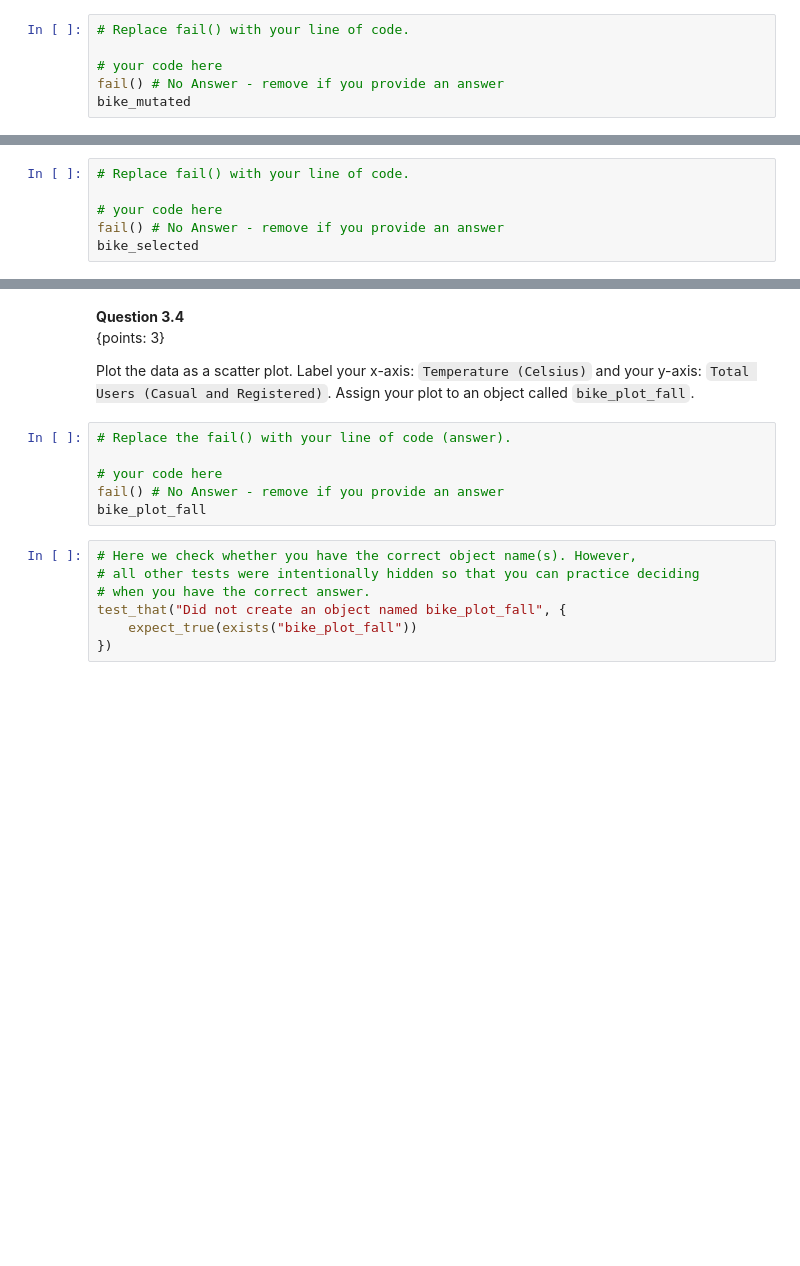
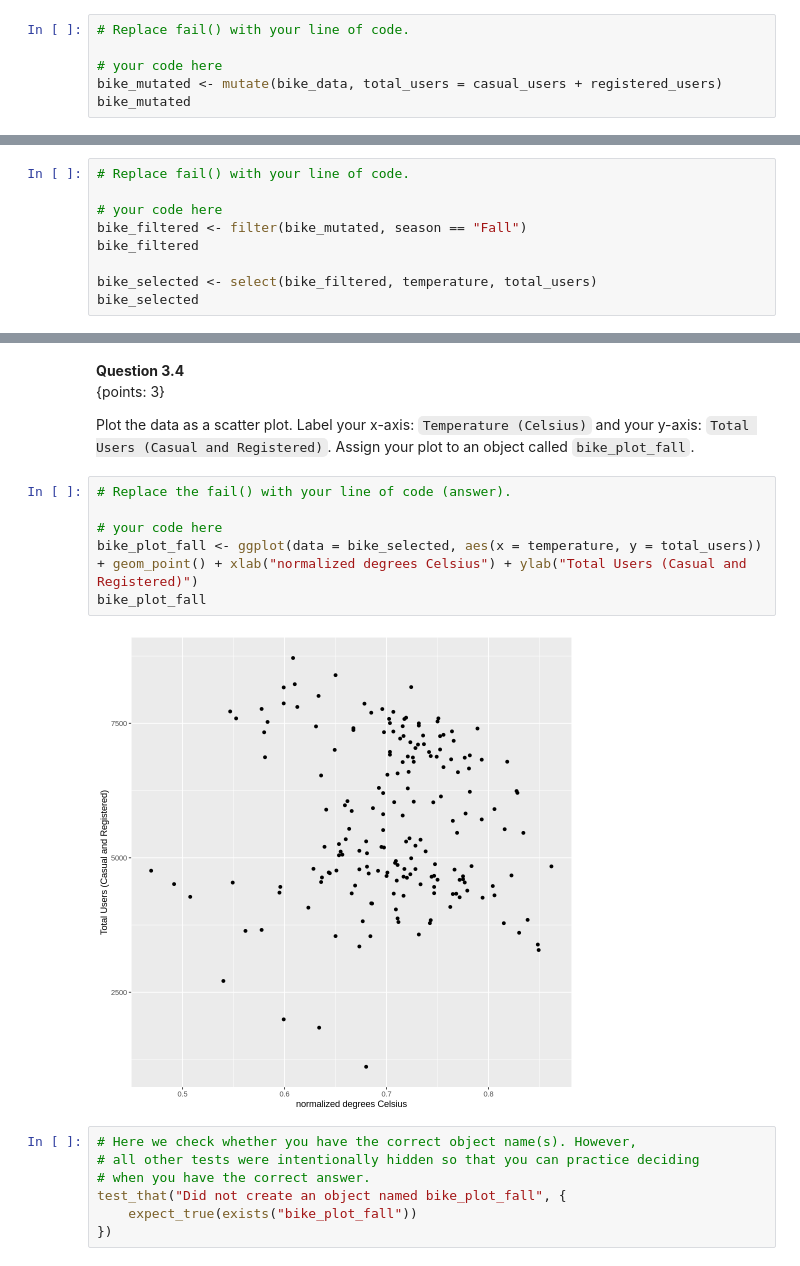
Before and after one commit to kx-chen/dsci, a Jupyter notebook: materials/tutorial_01/tutorial_01.ipynb, the cells around one changed output, grey strips where cells are left out. Saved outputs shown, nothing was run; the diff lists cells and outputs as text; blank space fills up the shorter version.

```diff
--- a/materials/tutorial_01/tutorial_01.ipynb
+++ b/materials/tutorial_01/tutorial_01.ipynb
@@ -543,5 +636,5 @@ Recall that the `tidyverse` package has loaded and the data has already been rea
 # Replace fail() with your line of code.
 
 # your code here
-fail() # No Answer - remove if you provide an answer
+bike_mutated <- mutate(bike_data, total_users = casual_users + registered_users)
 bike_mutated
@@ -562,5 +666,8 @@ Filter out the data to include information about rentals that were only made dur
 # Replace fail() with your line of code.
 
 # your code here
-fail() # No Answer - remove if you provide an answer
+bike_filtered <- filter(bike_mutated, season == "Fall")
+bike_filtered
+
+bike_selected <- select(bike_filtered, temperature, total_users)
 bike_selected
@@ -582,9 +710,11 @@ Plot the data as a scatter plot. Label your x-axis: `Temperature (Celsius)` and
 # %%
 # Replace the fail() with your line of code (answer).
 
 # your code here
-fail() # No Answer - remove if you provide an answer
+bike_plot_fall <- ggplot(data = bike_selected, aes(x = temperature, y = total_users)) + geom_point() + xlab("normalized degrees Celsius") + ylab("Total Users (Casual and Registered)")
 bike_plot_fall
+# %% [output]
+[figure, added]
 # %%
 # Here we check whether you have the correct object name(s). However,
 # all other tests were intentionally hidden so that you can practice deciding
```
Also changed, not shown: parts of 36 cells of this notebook, 1 other file.
